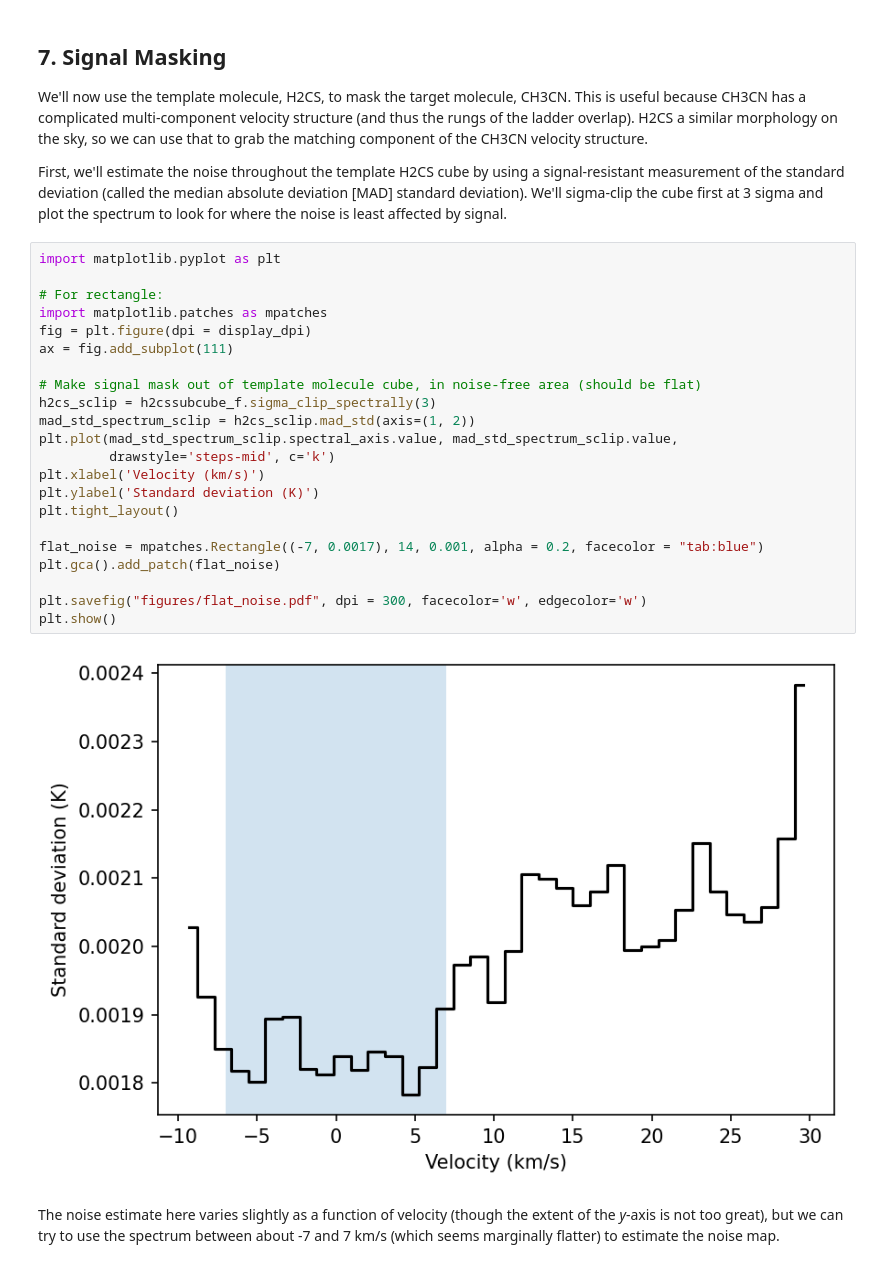
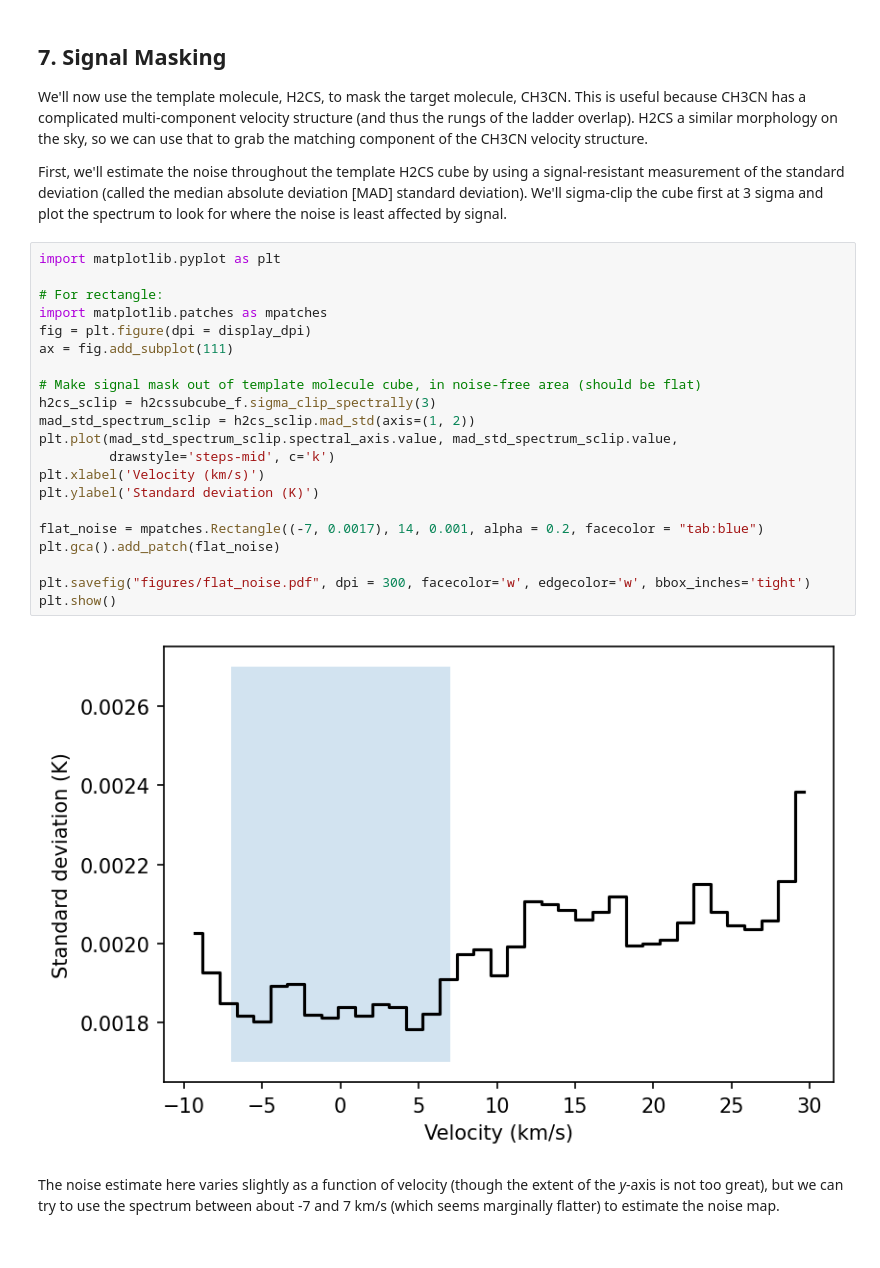
Before and after one commit to abulatek/brick, a Jupyter notebook: first_results/CH3CNMasking_v1.ipynb, the cells around one changed output. Cells and saved outputs as stored; diff of their text form.

```diff
--- a/first_results/CH3CNMasking_v1.ipynb
+++ b/first_results/CH3CNMasking_v1.ipynb
@@ -322,27 +322,26 @@ First, we'll estimate the noise throughout the template H2CS cube by using a sig
 # %%
 import matplotlib.pyplot as plt
 
 # For rectangle:
 import matplotlib.patches as mpatches
 fig = plt.figure(dpi = display_dpi)
 ax = fig.add_subplot(111)
 
 # Make signal mask out of template molecule cube, in noise-free area (should be flat)
 h2cs_sclip = h2cssubcube_f.sigma_clip_spectrally(3)
 mad_std_spectrum_sclip = h2cs_sclip.mad_std(axis=(1, 2))
 plt.plot(mad_std_spectrum_sclip.spectral_axis.value, mad_std_spectrum_sclip.value,
          drawstyle='steps-mid', c='k')
 plt.xlabel('Velocity (km/s)')
 plt.ylabel('Standard deviation (K)')
-plt.tight_layout()
 
 flat_noise = mpatches.Rectangle((-7, 0.0017), 14, 0.001, alpha = 0.2, facecolor = "tab:blue")
 plt.gca().add_patch(flat_noise)
 
-plt.savefig("figures/flat_noise.pdf", dpi = 300, facecolor='w', edgecolor='w')
+plt.savefig("figures/flat_noise.pdf", dpi = 300, facecolor='w', edgecolor='w', bbox_inches='tight')
 plt.show()
 # %% [output]
-[figure, old version]
+[figure, new version]
 # %% [markdown]
 The noise estimate here varies slightly as a function of velocity (though the extent of the *y*-axis is not too great), but we can try to use the spectrum between about -7 and 7 km/s (which seems marginally flatter) to estimate the noise map.
 # %%
```
Also changed, not shown: parts of 4 cells of this notebook, 10 other files.
